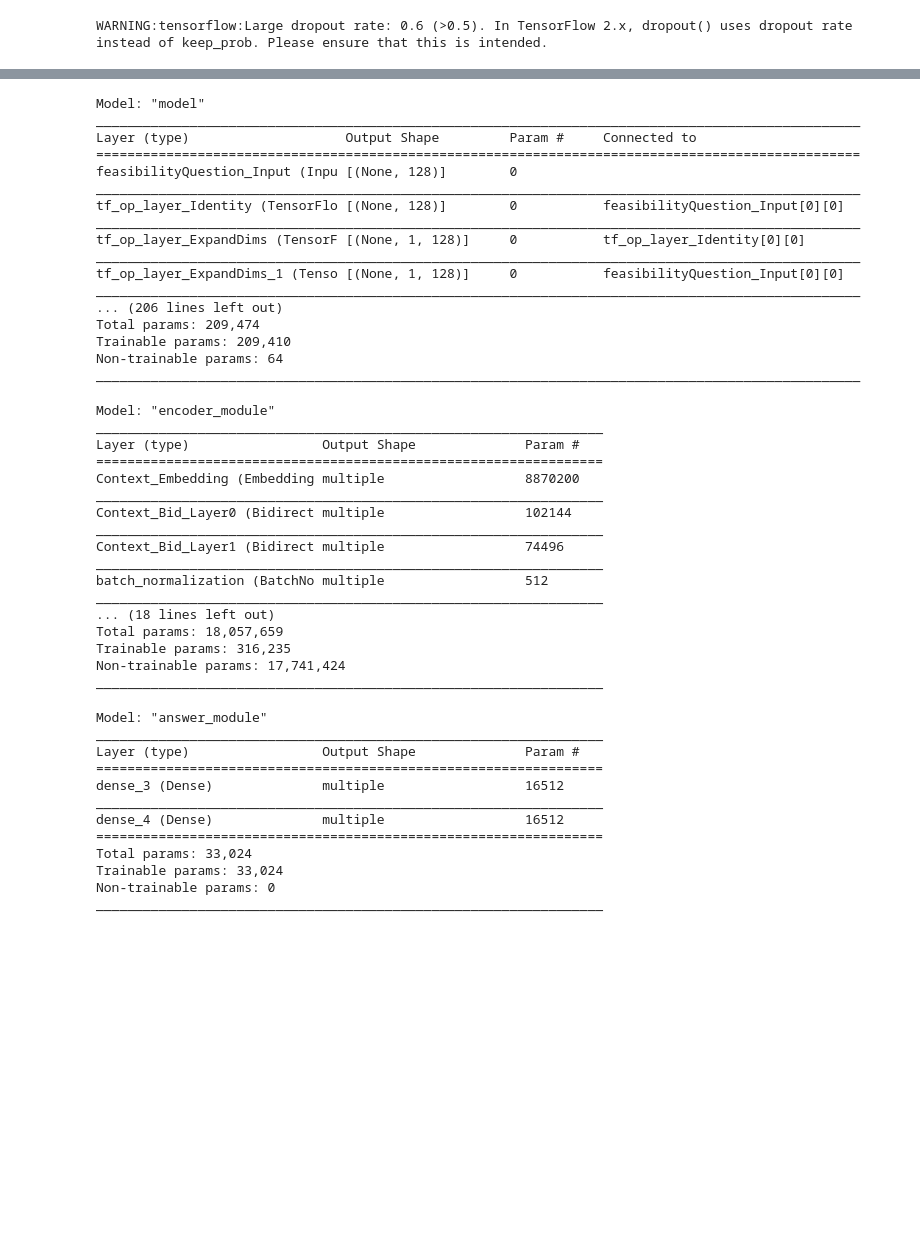
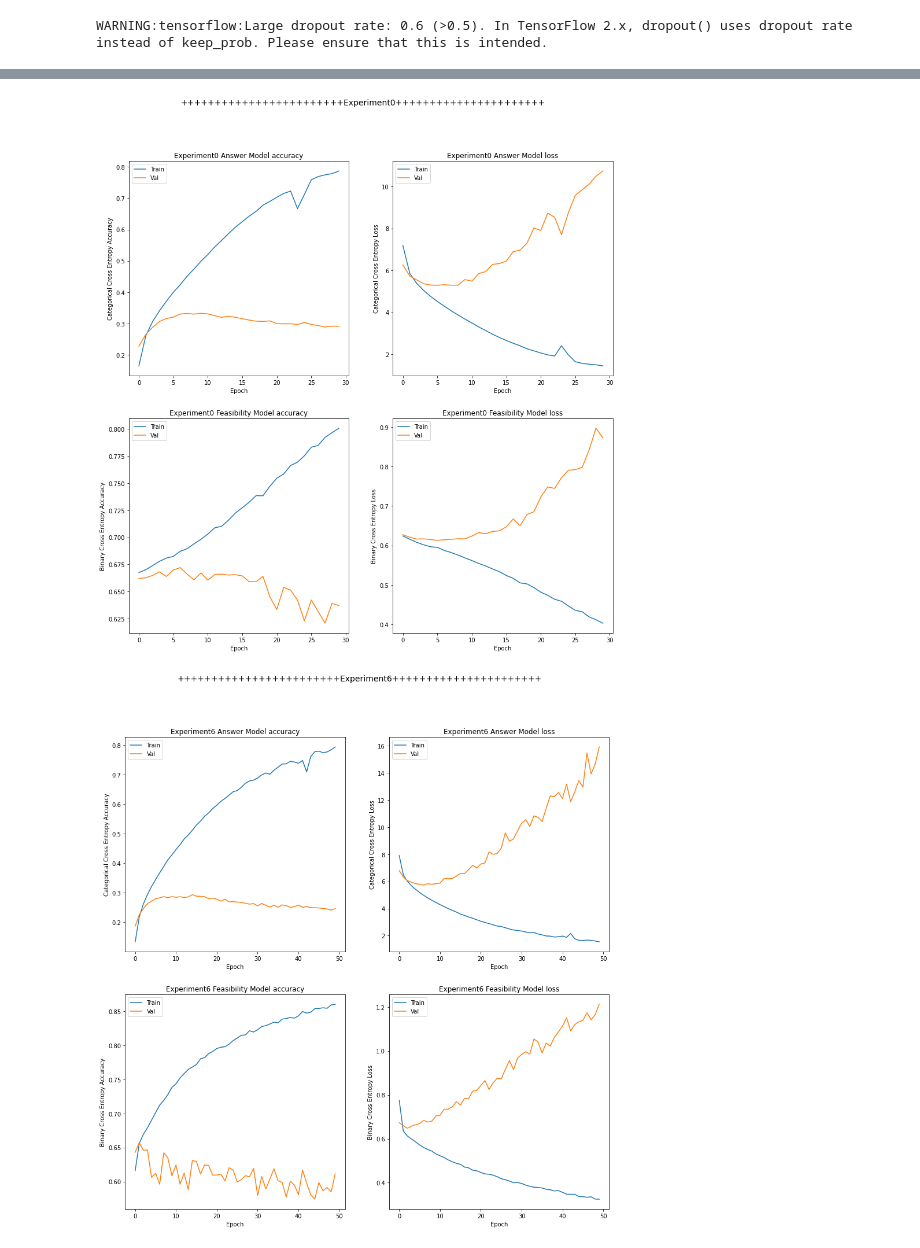
Before and after one commit to anupjha10/w266_nlp_project, a Jupyter notebook: w266_project/Span_model_version2.ipynb, the cells around one changed output, grey strips where cells are left out. Drawn from its saved outputs; the diff is of its cells as text; code cells hidden in the pictures; blank space fills up the shorter version.

```diff
--- a/w266_project/Span_model_version2.ipynb
+++ b/w266_project/Span_model_version2.ipynb
@@ -974,6 +964,7 @@ def run_experiments(Experiment_Dic,
     num_validation_samples = int((num_validation_samples//128)*128)
     #get the experiment details
     ExperimentNo = 'Experiment'+str(Experiment_No)
+    print("Running ",ExperimentNo)
     num_unit_gru = Experiment_Dic[ExperimentNo]['num_unit_gru']
     num_layers_gru = Experiment_Dic[ExperimentNo]['num_layers_gru']
     num_episodes = Experiment_Dic[ExperimentNo]['num_episodes']
@@ -1244,7 +1235,8 @@ def run_experiments(Experiment_Dic,
 
 
     #Train the Feasibility Model
-
+    #load the best encoder model weights
+    encoder_model.load_weights(ExperimentNo+'span2_model_encoder_model.h5')
     #Create batches for training including where answer is impossible
 
     TRAIN_BUFFER_SIZE = train_context_padded_seq[:num_training_samples].shape[0]
@@ -1526,14 +1518,15 @@ def create_inference_model(Experiment_Dic,
 #change the num_training_samples and num_validation_samples make sure its multiple of 128 when running on tpu
 #change to tpu_enabled = 1 when running on tpu
 #Change the batch_size and epochs too
-run_experiments(Experiment_Dic=Experiment_Dic,
+for i in range(8):
+    run_experiments(Experiment_Dic=Experiment_Dic,
                 Experiment_No=0,
                 embedding_matrix=embedding_matrix,
                 ndim = ndim,
                 tpu_enabled=0,
-                num_training_samples=61440,
-                num_validation_samples = 6144,
-                num_epochs = 30,
+                num_training_samples=1024*60,
+                num_validation_samples = 1024*6,
+                num_epochs = 25,
                 batch_size = 128)
 # %% [output]
 WARNING:tensorflow:Large dropout rate: 0.6 (>0.5). In TensorFlow 2.x, dropout() uses dropout rate instead of keep_prob. Please ensure that this is intended.
@@ -1690,55 +1701,6 @@ plot_experiments(8)
-# %%
-inference_feasibility_model.summary()
-# %% [output]
-Model: "model"
-__________________________________________________________________________________________________
-Layer (type)                    Output Shape         Param #     Connected to
-==================================================================================================
-feasibilityQuestion_Input (Inpu [(None, 128)]        0
-__________________________________________________________________________________________________
-tf_op_layer_Identity (TensorFlo [(None, 128)]        0           feasibilityQuestion_Input[0][0]
-__________________________________________________________________________________________________
-tf_op_layer_ExpandDims (TensorF [(None, 1, 128)]     0           tf_op_layer_Identity[0][0]
-__________________________________________________________________________________________________
-tf_op_layer_ExpandDims_1 (Tenso [(None, 1, 128)]     0           feasibilityQuestion_Input[0][0]
-__________________________________________________________________________________________________
-... (206 lines left out)
-Total params: 209,474
-Trainable params: 209,410
-Non-trainable params: 64
-__________________________________________________________________________________________________
-# %%
-inference_encoder_model.summary()
-# %% [output]
-Model: "encoder_module"
-_________________________________________________________________
-Layer (type)                 Output Shape              Param #
-=================================================================
-Context_Embedding (Embedding multiple                  8870200
-_________________________________________________________________
-Context_Bid_Layer0 (Bidirect multiple                  102144
-_________________________________________________________________
-Context_Bid_Layer1 (Bidirect multiple                  74496
-_________________________________________________________________
-batch_normalization (BatchNo multiple                  512
-_________________________________________________________________
-... (18 lines left out)
-Total params: 18,057,659
-Trainable params: 316,235
-Non-trainable params: 17,741,424
-_________________________________________________________________
-# %%
-inference_answer_model.summary()
-# %% [output]
-Model: "answer_module"
-_________________________________________________________________
-Layer (type)                 Output Shape              Param #
-=================================================================
-dense_3 (Dense)              multiple                  16512
-_________________________________________________________________
-dense_4 (Dense)              multiple                  16512
-=================================================================
-Total params: 33,024
-Trainable params: 33,024
-Non-trainable params: 0
-_________________________________________________________________
+# %%
+for i in range (8):
+    plot_experiments(i)
+# %% [output]
+[figure, added]
+[figure, added]
```
Also changed, not shown: parts of 9 cells of this notebook, 1 other file.
